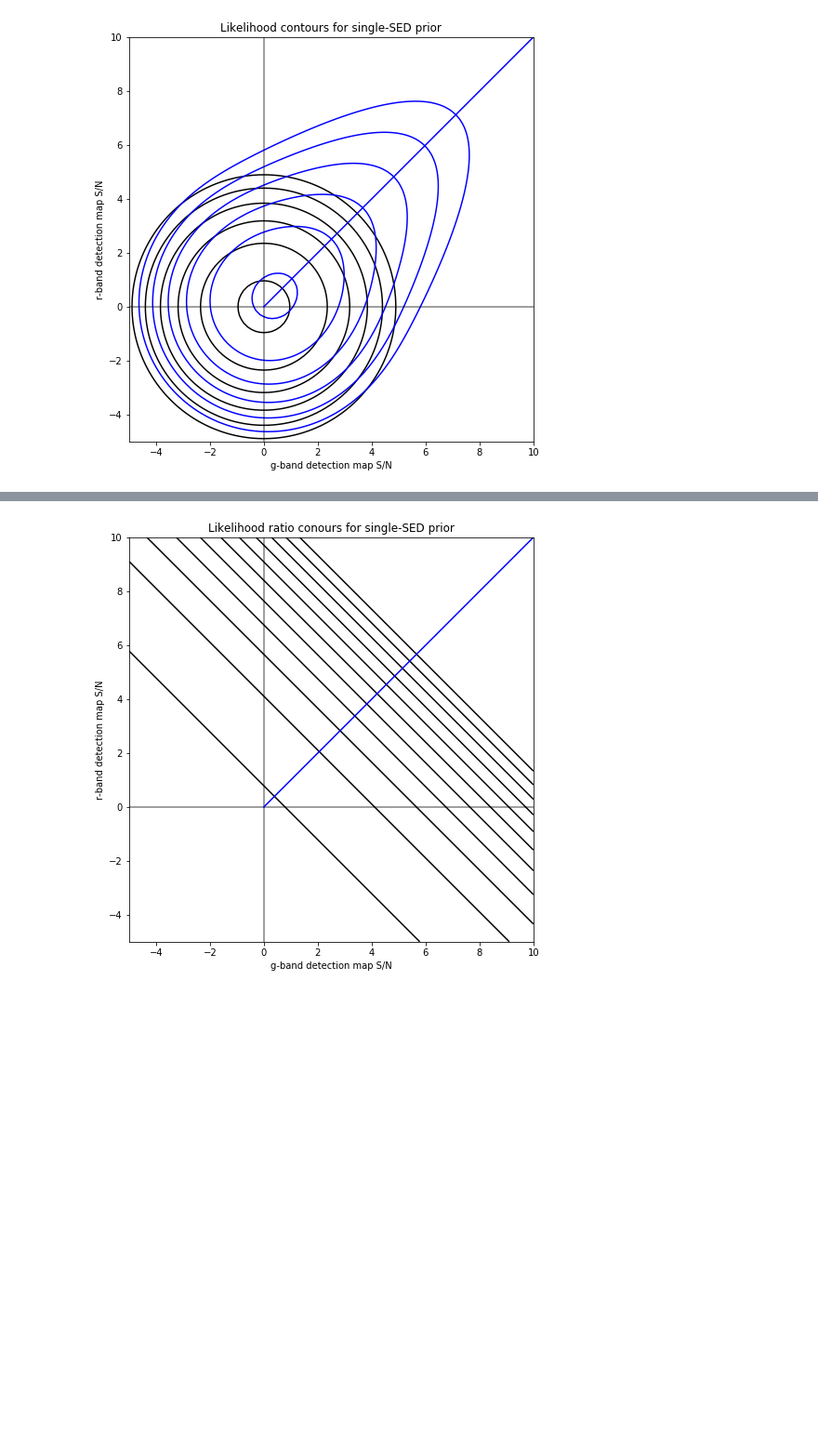
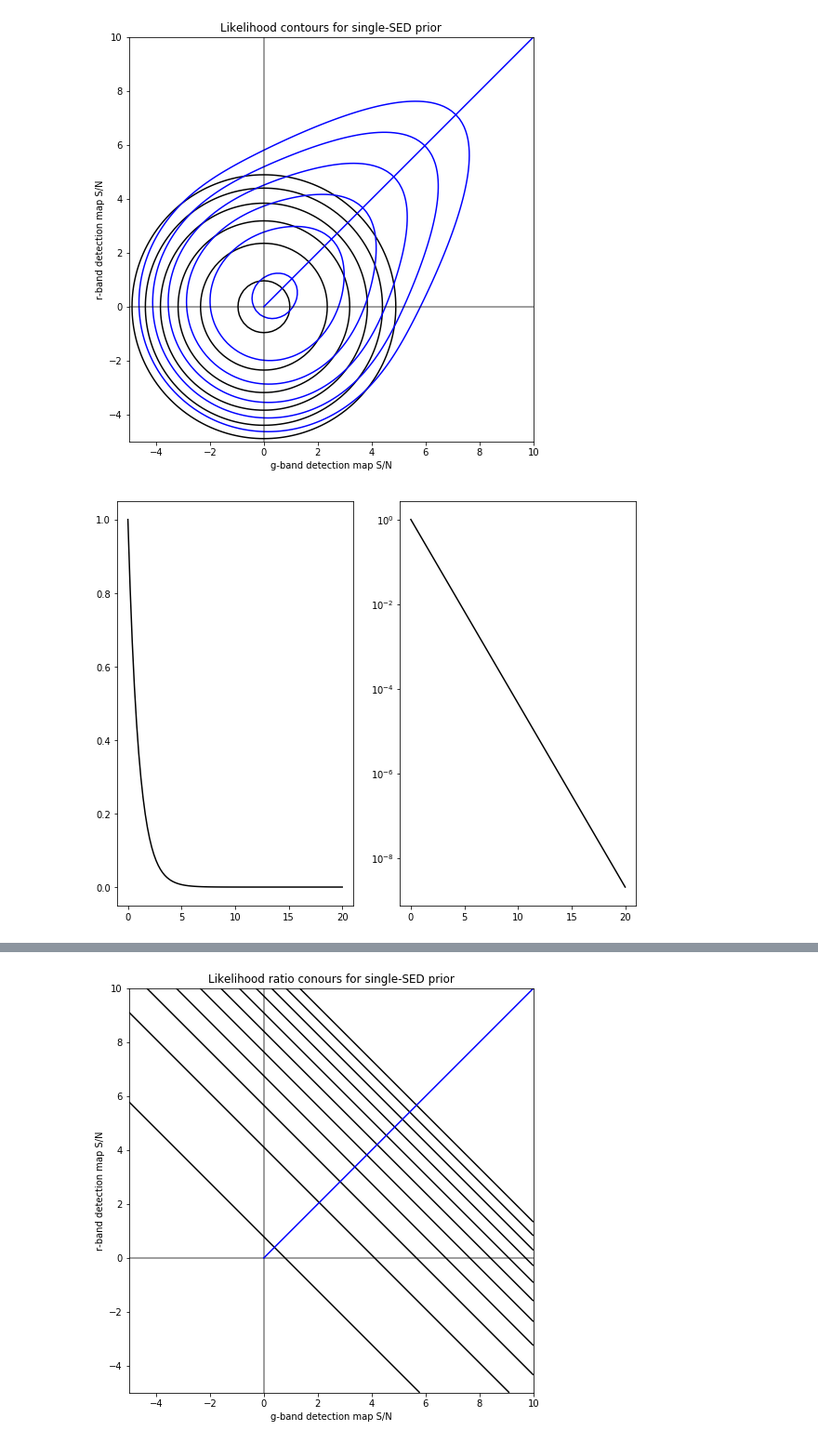
Before and after one commit to dstndstn/detection-paper, a Jupyter notebook: bayes-figure.ipynb, the cells around one changed output, grey strips where cells are left out. Shown at 93% size. Cells and saved outputs as stored; diff of their text form; code cells hidden in the pictures; blank space fills up the shorter version.

```diff
--- a/bayes-figure.ipynb
+++ b/bayes-figure.ipynb
@@ -99,3 +99,13 @@ plt.title('Likelihood contours for single-SED prior')
 plt.savefig('prob-contours-a.png')
 # %% [output]
 [figure]
+# %%
+f = np.linspace(0, 20, 100)
+alpha = 1
+pf = alpha * np.exp(-alpha * f)
+plt.subplot(1,2,1)
+plt.plot(f, pf, 'k-')
+plt.subplot(1,2,2)
+plt.semilogy(f, pf, 'k-');
+# %% [output]
+[figure, added]
```
Also changed, not shown: parts of 10 cells of this notebook, 5 other files.
